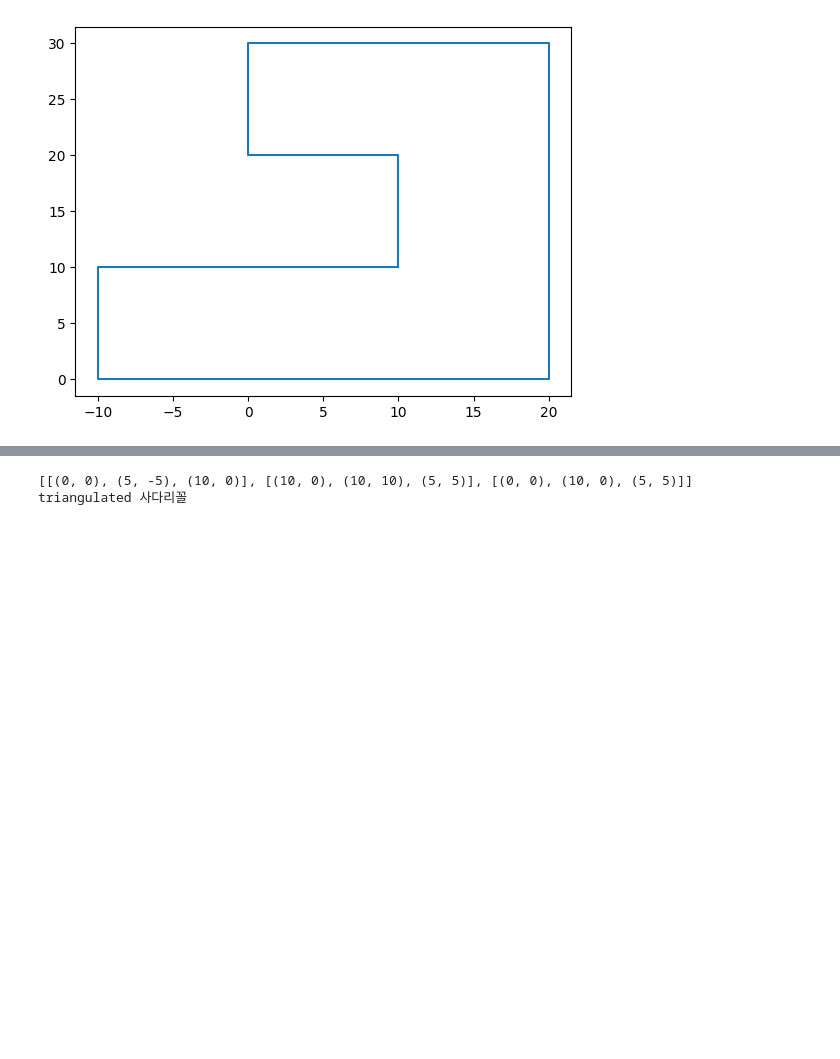
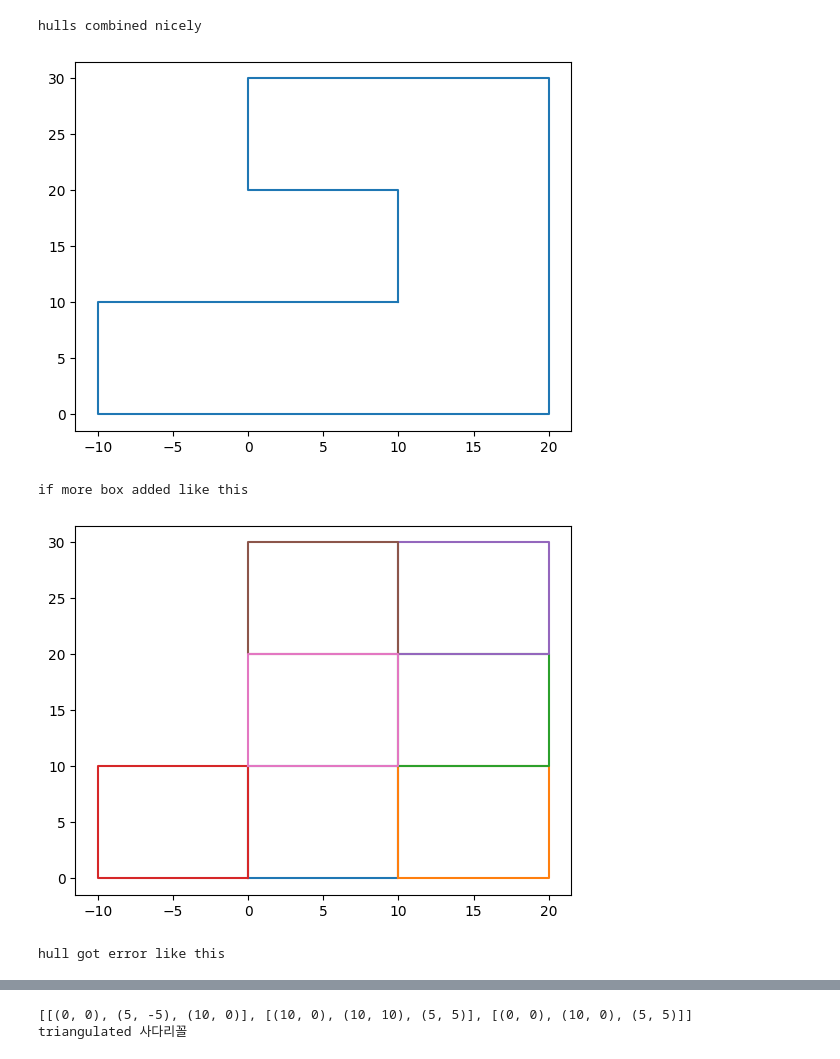
Before and after one commit to joonhyuk/python-game-engine, a Jupyter notebook: lib/foundation/libtest.ipynb, the cells around one changed output, grey strips where cells are left out. Cells and saved outputs as stored; diff of their text form; code cells hidden in the pictures; blank space fills up the shorter version.

```diff
--- a/lib/foundation/libtest.ipynb
+++ b/lib/foundation/libtest.ipynb
@@ -143,43 +143,70 @@ def _reduce_shapes(shapes:list, reduction_func):
         for ib in range(ia + 1, count):
             reduction = reduction_func(shapes[ia], shapes[ib])
             if reduction != None:
                 # they can so return a new list of hulls and a True
                 newhulls = [reduction]
                 for j in range(count):
                     if not (j in (ia, ib)):
                         newhulls.append(shapes[j])
                 return newhulls, True
 
     # nothing was reduced, send the original hull list back with a False
     return shapes, False
 
-
-def get_convexes(shapes):
-    """Reduces a list of triangles (such as returned by triangulate()) to a
-    non-optimum list of convex polygons
-
-    :Parameters:
-        triangles
-            list of anticlockwise triangles (a list of three points) to reduce
-    """
-    # fun fact: convexise probably isn't a real word
+def get_hull(shapes):
     hulls = shapes[:]
     reduced = True
     n = 0
     # keep trying to reduce until it won't reduce any more
     while reduced:
         # print('step',n,':',hulls)
         hulls, reduced = _reduce_shapes(hulls, _attempt_reduction)
         n += 1
     reduced = True
     while reduced:
         # print('step',n,':',hulls)
         hulls, reduced = _reduce_shapes(hulls, _remove_last_point_and_union)
         n += 1
     # return reduced hull list
-    # return convexise(triangulate(hulls))
-    return(hulls)
+    return hulls
 
-draw(*get_convexes(boxes))
+def get_convexes(shapes) -> list:
+    """Reduces a list of shapes to a
+    non-optimum list of convex polygons
+
+    :Parameters:
+        shapes
+            list of anticlockwise shapes (a list of more than three points) to reduce
+    """
+    hulls = shapes[:]
+    reduced = True
+    n = 0
+    # keep trying to reduce until it won't reduce any more
+    while reduced:
+        # print('step',n,':',hulls)
+        hulls, reduced = _reduce_shapes(hulls, _attempt_reduction)
+        n += 1
+    reduced = True
+    while reduced:
+        # print('step',n,':',hulls)
+        hulls, reduced = _reduce_shapes(hulls, _remove_last_point_and_union)
+        n += 1
+    # return reduced hull list
+    return convexise(triangulate_all(hulls))
+
+# new_one = [v(5, 15), v(15,15), v(15,25), v(5,25)]
+# new_one = [v(-10,10), v(0,10), v(0,20), v(-10,20)]
+new_one = [v(0,10), v(10,10), v(10,20), v(0,20)]
+# boxes.append(new_one)
+boxes_more_complex = boxes[:]
+boxes_more_complex.append(new_one)
+draw(*get_hull(boxes), title = 'hulls combined nicely')
+draw(*boxes_more_complex, title = 'if more box added like this')
+draw(*get_convexes(boxes_more_complex), title = 'hull got error like this')
+# draw(*get_convexes(convexise(triangulate_all(boxes_more_complex))))
 # %% [output]
+hulls combined nicely
 [figure]
+if more box added like this
+[figure, added]
+hull got error like this
```
Also changed, not shown: parts of 6 cells of this notebook, 1 other file.
